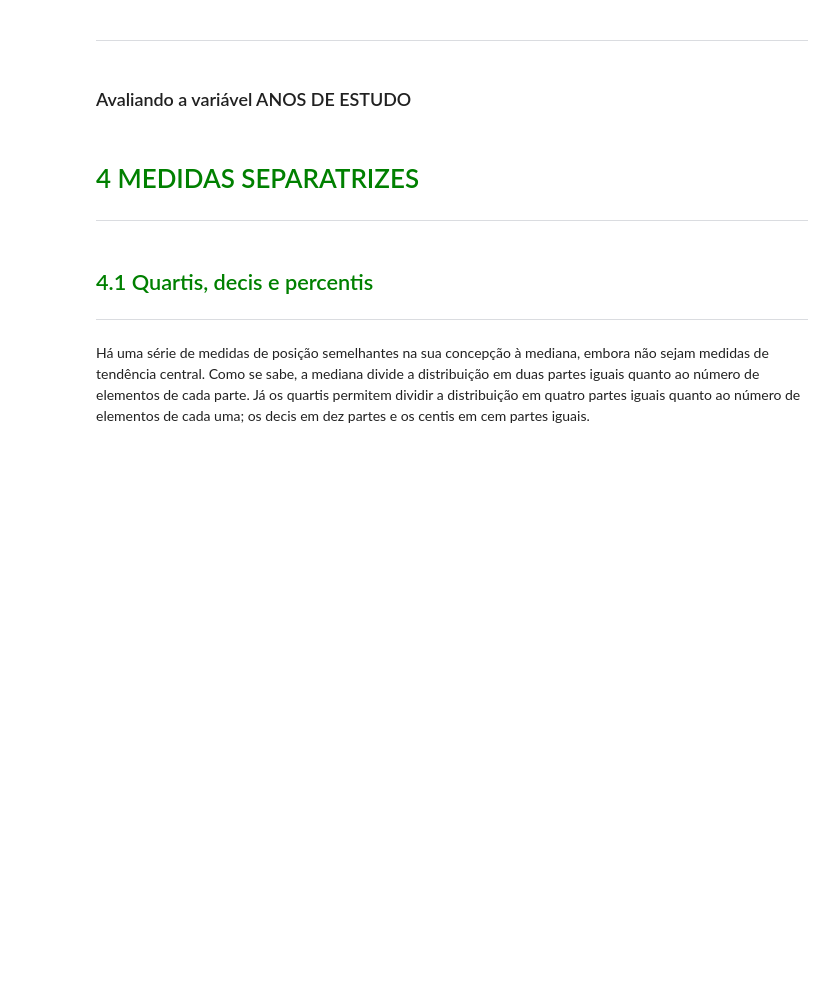
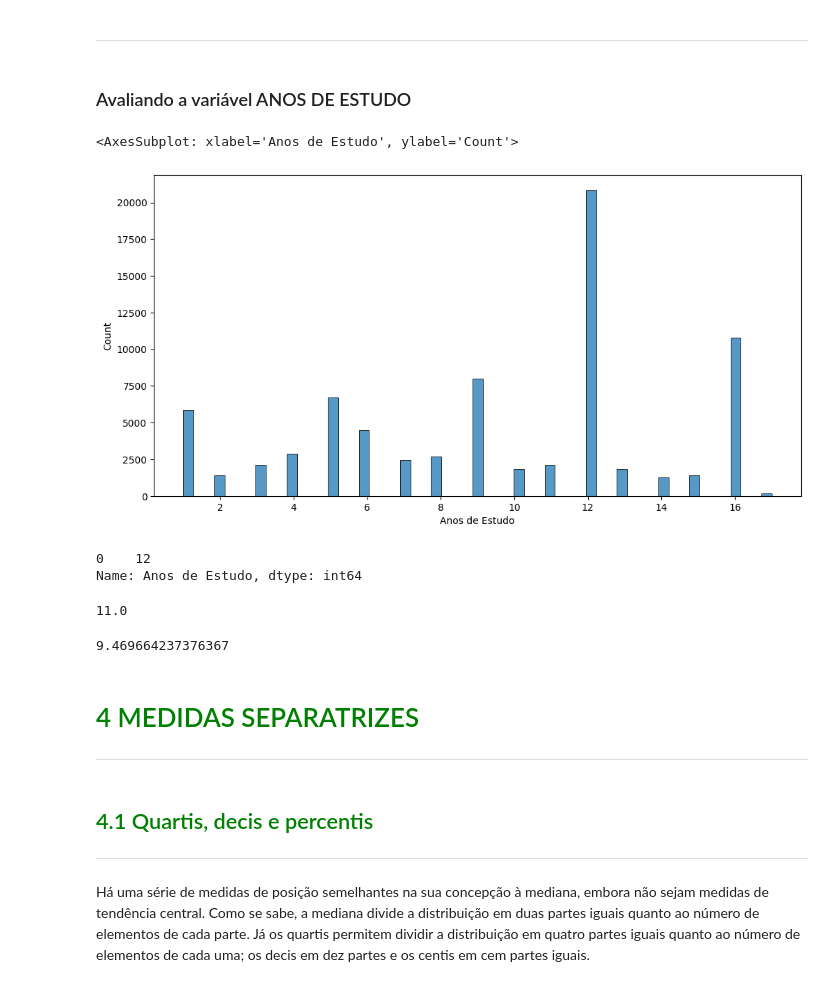
Before and after one commit to ramux2/EstatisticaPython, a Jupyter notebook: Curso de Estatística/Curso_de_Estatística_Parte_1.ipynb, the cells around one changed output. Drawn from its saved outputs; the diff is of its cells as text; code cells hidden in the pictures; blank space fills up the shorter version.

```diff
--- a/Curso de Estatística/Curso_de_Estatística_Parte_1.ipynb
+++ b/Curso de Estatística/Curso_de_Estatística_Parte_1.ipynb
@@ -758,6 +867,29 @@ Pode-se definir a moda como sendo o valor mais frequente de um conjunto de dados
 ***
 # %% [markdown]
 ### Avaliando a variável ANOS DE ESTUDO
+# %%
+ax = sns.histplot(dados['Anos de Estudo'])
+ax.figure.set_size_inches(12, 6)
+ax
+# %% [output]
+<AxesSubplot: xlabel='Anos de Estudo', ylabel='Count'>
+[figure, added]
+# %%
+moda = dados['Anos de Estudo'].mode()
+moda
+# %% [output]
+0    12
+Name: Anos de Estudo, dtype: int64
+# %%
+mediana = dados['Anos de Estudo'].median()
+mediana
+# %% [output]
+11.0
+# %%
+media = dados['Anos de Estudo'].mean()
+media
+# %% [output]
+9.469664237376367
 # %% [markdown]
 # <font color=green>4 MEDIDAS SEPARATRIZES</font>
 ***
```
Also changed, not shown: parts of 14 cells of this notebook.
